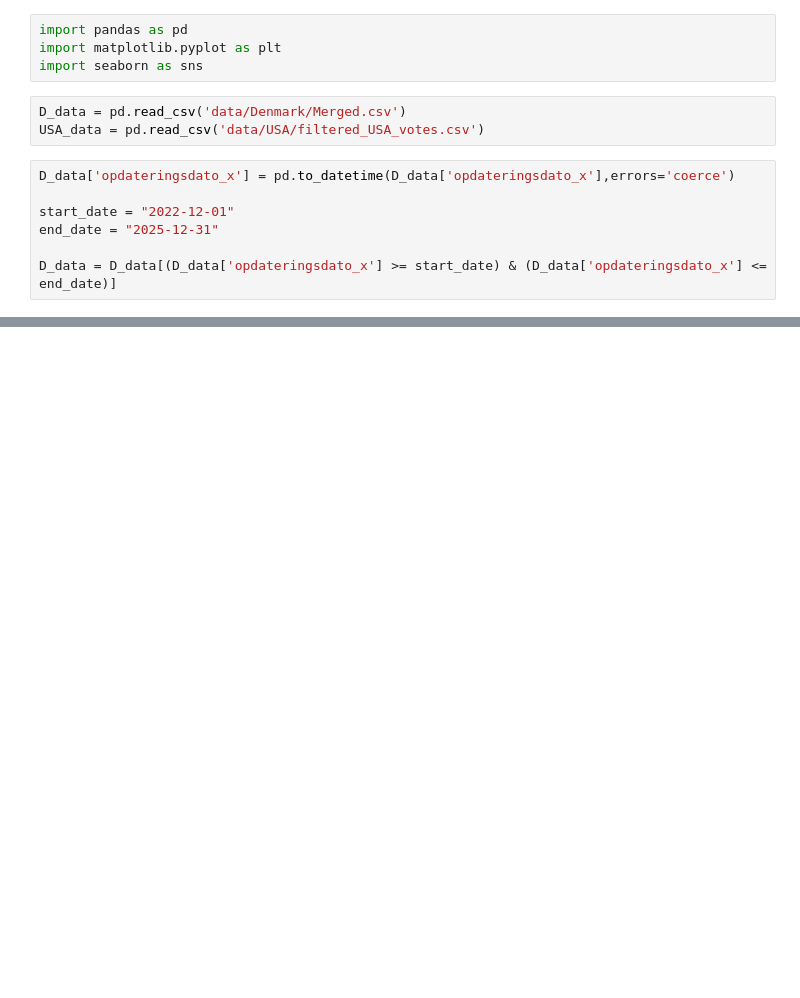
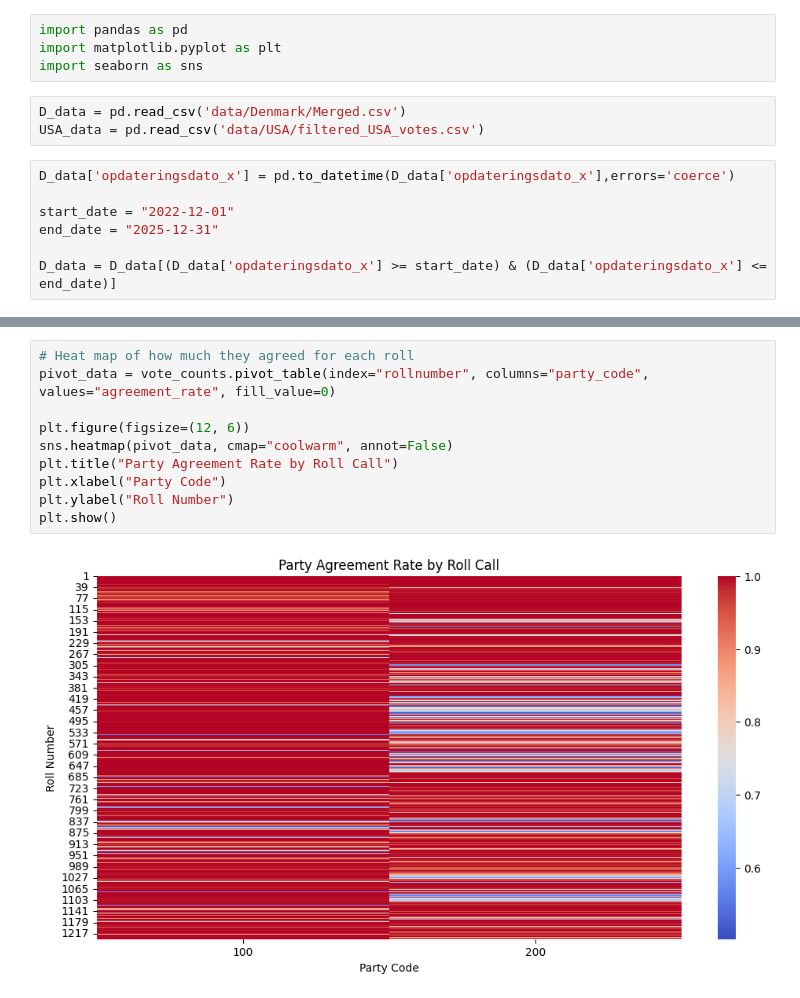
Before and after one commit to Lukas1930/Polarization, a Jupyter notebook: statistics_on_parties.ipynb, the cells around one changed output, grey strips where cells are left out. Cells and saved outputs as stored; diff of their text form; blank space fills up the shorter version.

```diff
--- a/statistics_on_parties.ipynb
+++ b/statistics_on_parties.ipynb
@@ -54,0 +57,12 @@ vote_stats
+# %%
+# Heat map of how much they agreed for each roll
+pivot_data = vote_counts.pivot_table(index="rollnumber", columns="party_code", values="agreement_rate", fill_value=0)
+
+plt.figure(figsize=(12, 6))
+sns.heatmap(pivot_data, cmap="coolwarm", annot=False)
+plt.title("Party Agreement Rate by Roll Call")
+plt.xlabel("Party Code")
+plt.ylabel("Roll Number")
+plt.show()
+# %% [output]
+[figure, added]
```
Also changed, not shown: parts of 10 cells of this notebook.
